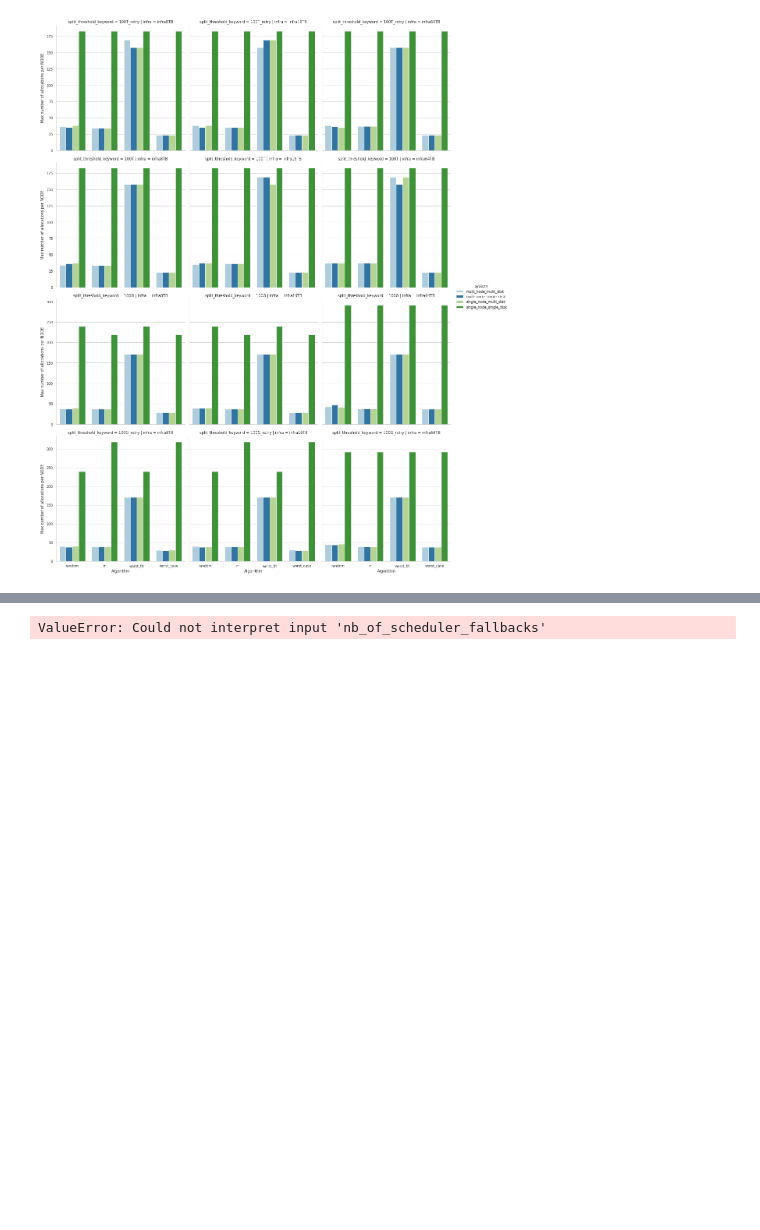
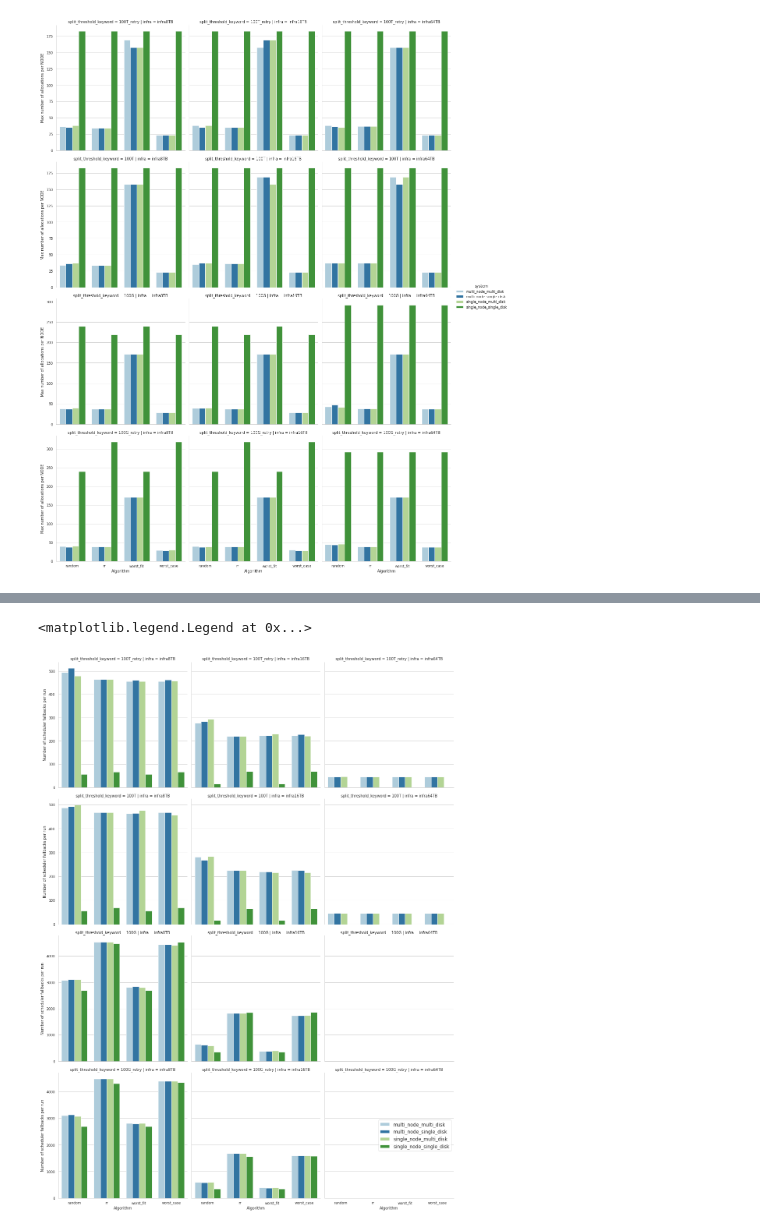
Before and after one commit to hephtaicie/storalloc, a Jupyter notebook: simulation/Seaborn_StorAllocStats_G5K.ipynb, the cells around one changed output, grey strips where cells are left out. Saved outputs shown, nothing was run; the diff lists cells and outputs as text; code cells hidden in the pictures; blank space fills up the shorter version.

```diff
--- a/simulation/Seaborn_StorAllocStats_G5K.ipynb
+++ b/simulation/Seaborn_StorAllocStats_G5K.ipynb
@@ -401,17 +441,17 @@ g.set(ylabel="Max number of allocations per NODE", xlabel="Algorithm")
 # %%
 # [3] ---  Total number of scheduler fallbacks, for every simulation
 # Failures are of course dependent on the total capacity of the system.
-# Worst_case and round robin should be more resilient to failures but it's actually not really the case
 
 sns.set_theme(**categorical_theme)
 
 g = sns.catplot(
     data=df_data, kind="bar",
-    x="algo", y="nb_of_scheduler_fallbacks", hue="system", col="infra", row="split_threshold_keyword",
+    x="algo", y="scheduler_fallbacks_count", hue="system", col="infra", row="split_threshold_keyword",
     col_order=infra_order, order=algo_order, sharey="row",
     height=5, legend=False
 )
-g.set(ylabel="Number of scheduler failures per run", xlabel="Algorithm")
+g.set(ylabel="Number of scheduler fallbacks per run", xlabel="Algorithm")
 plt.legend(fontsize="12", loc="right")
 # %% [output]
-ValueError: Could not interpret input 'nb_of_scheduler_fallbacks'
+<matplotlib.legend.Legend at 0x...>
+[figure, added]
```
Also changed, not shown: parts of 14 cells of this notebook, 4 other files.
